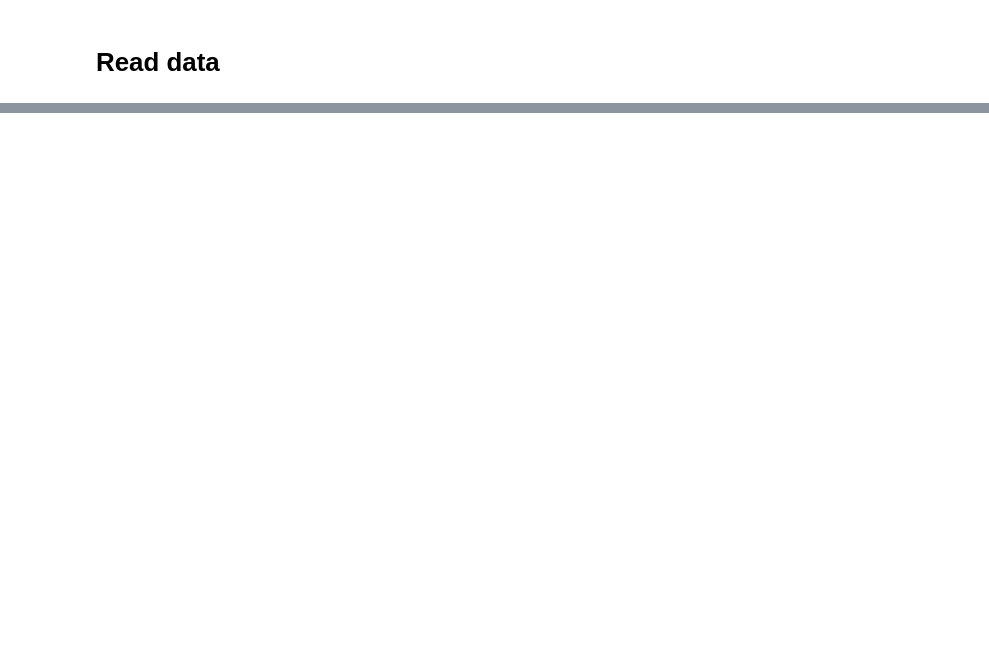
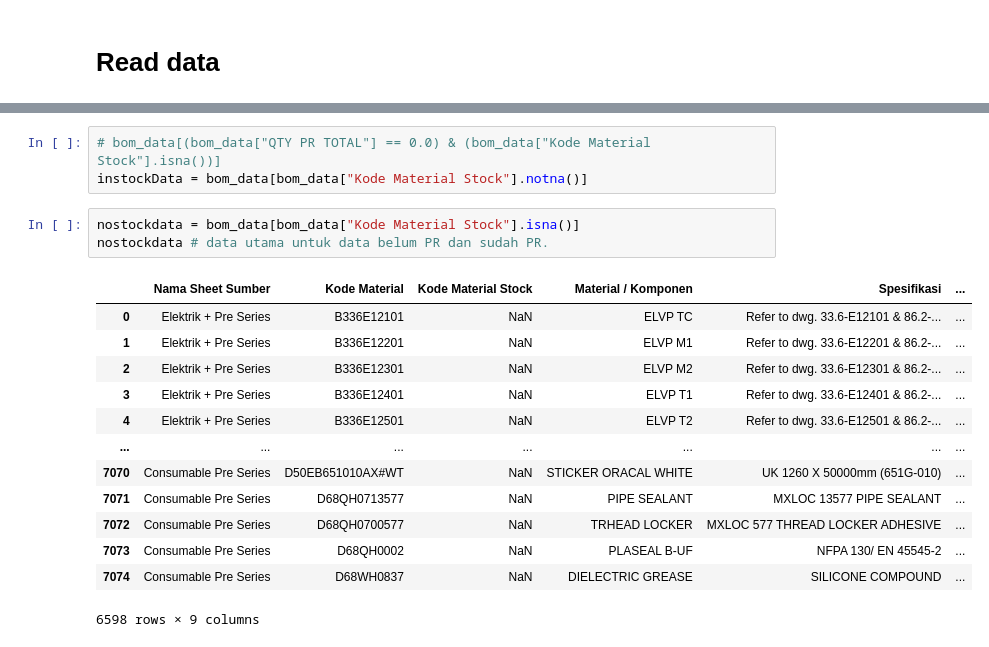
Before and after one commit to widura26/recap-automation, a Jupyter notebook: recap_automation.ipynb, the cells around one changed output, grey strips where cells are left out. Drawn from its saved outputs; the diff is of its cells as text; blank space fills up the shorter version.

```diff
--- a/recap_automation.ipynb
+++ b/recap_automation.ipynb
@@ -1489,0 +771,20 @@ x
+# %%
+# bom_data[(bom_data["QTY PR TOTAL"] == 0.0) & (bom_data["Kode Material Stock"].isna())]
+instockData = bom_data[bom_data["Kode Material Stock"].notna()]
+# %%
+nostockdata = bom_data[bom_data["Kode Material Stock"].isna()]
+nostockdata # data utama untuk data belum PR dan sudah PR.
+# %% [output]
+|  | Nama Sheet Sumber | Kode Material | Kode Material Stock | Material / Komponen | Spesifikasi | ... |
+| 0 | Elektrik + Pre Series | B336E12101 | NaN | ELVP TC | Refer to dwg. 33.6-E12101 & 86.2-... | ... |
+| 1 | Elektrik + Pre Series | B336E12201 | NaN | ELVP M1 | Refer to dwg. 33.6-E12201 & 86.2-... | ... |
+| 2 | Elektrik + Pre Series | B336E12301 | NaN | ELVP M2 | Refer to dwg. 33.6-E12301 & 86.2-... | ... |
+| 3 | Elektrik + Pre Series | B336E12401 | NaN | ELVP T1 | Refer to dwg. 33.6-E12401 & 86.2-... | ... |
+| 4 | Elektrik + Pre Series | B336E12501 | NaN | ELVP T2 | Refer to dwg. 33.6-E12501 & 86.2-... | ... |
+| ... | ... | ... | ... | ... | ... | ... |
+| 7070 | Consumable Pre Series | D50EB651010AX#WT | NaN | STICKER ORACAL WHITE | UK 1260 X 50000mm (651G-010) | ... |
+| 7071 | Consumable Pre Series | D68QH0713577 | NaN | PIPE SEALANT | MXLOC 13577 PIPE SEALANT | ... |
+| 7072 | Consumable Pre Series | D68QH0700577 | NaN | TRHEAD LOCKER | MXLOC 577 THREAD LOCKER ADHESIVE | ... |
+| 7073 | Consumable Pre Series | D68QH0002 | NaN | PLASEAL B-UF | NFPA 130/ EN 45545-2 | ... |
+| 7074 | Consumable Pre Series | D68WH0837 | NaN | DIELECTRIC GREASE | SILICONE COMPOUND | ... |
+6598 rows × 9 columns
```
Also changed, not shown: parts of 92 cells of this notebook.
